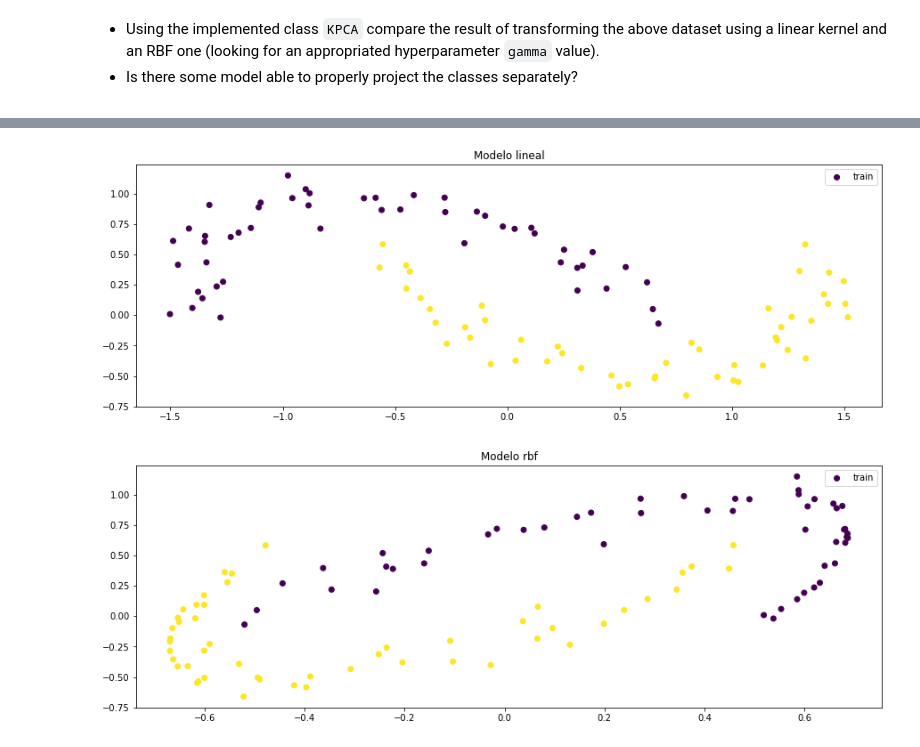
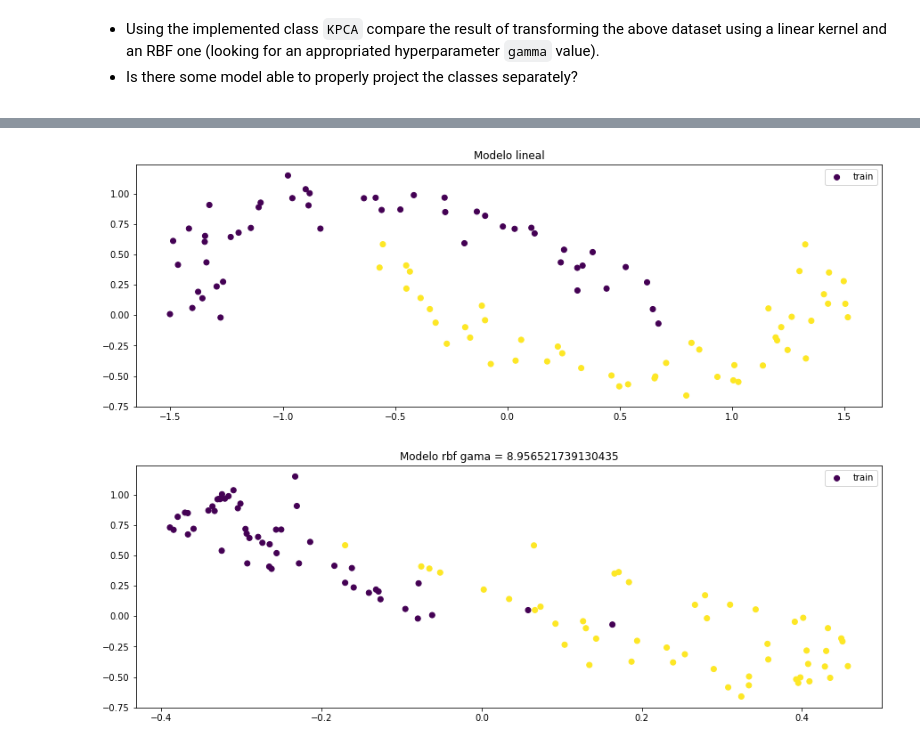
Before and after one commit to BlancaCC/MetodoAvanzadosAprendizajeAutomatico, a Jupyter notebook: DimensionReduction/MAAA-22_23-KPCA_Qst.ipynb, the cells around one changed output, grey strips where cells are left out. Drawn from its saved outputs; the diff is of its cells as text; code cells hidden in the pictures.

```diff
--- a/DimensionReduction/MAAA-22_23-KPCA_Qst.ipynb
+++ b/DimensionReduction/MAAA-22_23-KPCA_Qst.ipynb
@@ -587,9 +575,0 @@ La inspección será visual.
-# %%
-gammas = [0.01, 0.5, 1, 2, 9,10,11,12, 20]# np.linspace(0.1,5,20)
-gammas = np.linspace(9,16, 20)
-for g in gammas:
-    model_rbf = KPCA(n_components=n_components, kernel='rbf', gamma= g)
-
-    #model_rbf = KernelPCA(n_components=n_components, kernel='rbf', gamma= g)
-    model_rbf.fit(X)
-    muestraSimple(model_rbf.transform(X), X[:,1],y,f'Model de transform for gamma = {g}')
@@ -609,0 +590,16 @@ for g in gammas:
+# %%
+# Función para comparar la bondad del ajuste
+p = model_rbf.transform(X)[0]
+def coeficiente_comparacion (p,y):
+    l = list(zip(p, y))
+    unfold = lambda x: x[0]
+    sum_var_interclase = 0
+    distance_mean = 0
+    for c in range(0,1):
+        f = lambda x: x[1] == c
+        l_ = list(map(unfold,filter(f, l)))
+        sum_var_interclase += np.std(l_)
+        distance_mean = - distance_mean + np.mean(l_)
+
+
+    return sum_var_interclase / abs(distance_mean)
@@ -610,18 +661,16 @@ for g in gammas:
 # %%
-gamma = 12 # Valor sacado con el de sklearn
-
 n_components=1
 
 model_linear = KPCA(n_components=n_components, kernel='linear')
-model_rbf = KPCA(n_components=n_components, kernel='rbf')
+model_rbf = KPCA(n_components=n_components, kernel='rbf', gamma=g_mejor)
 
 # Training of the models (complete).
 model_linear.fit(X)
 model_rbf.fit(X)
 
 # Comparative of the projections (complete).
 muestraSimple(model_linear.transform(X), X[:,1],y,'Modelo lineal')
-muestraSimple(model_rbf.transform(X), X[:,1],y,'Modelo rbf')
+muestraSimple(model_rbf.transform(X), X[:,1],y, f'Modelo rbf gama = {g_mejor}' )
 # %% [output]
 [figure]
-[figure, old version]
+[figure, new version]
```
Also changed, not shown: parts of 6 cells of this notebook.
